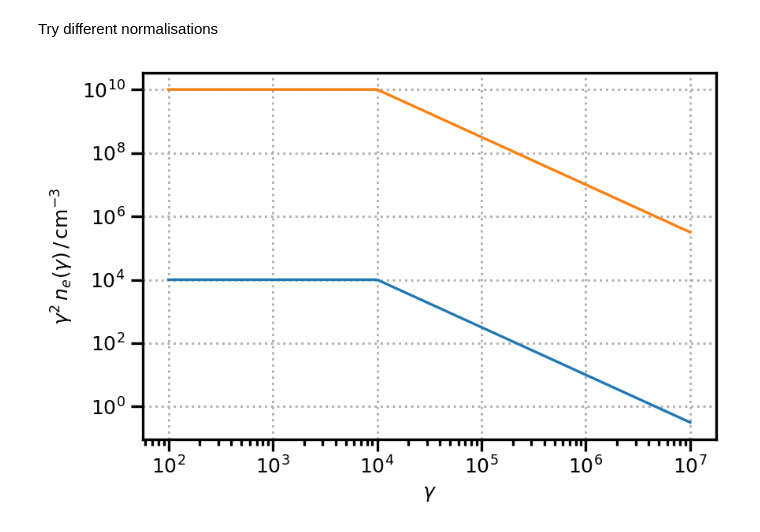
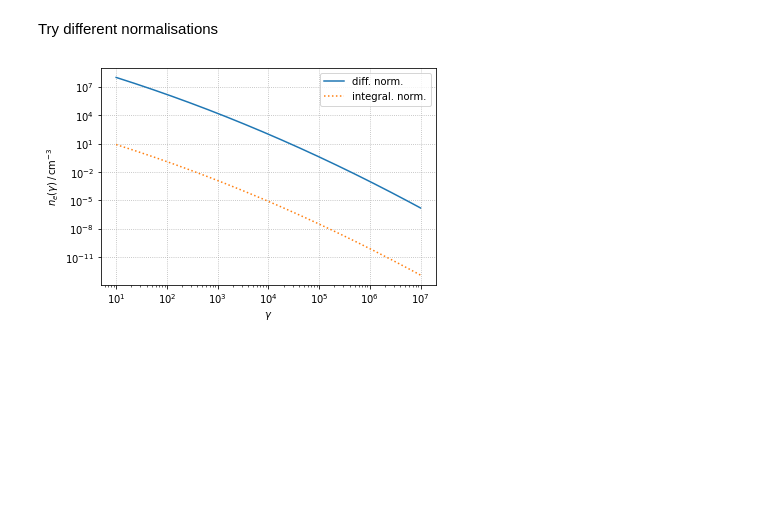
Before and after one commit to cosimoNigro/agnpy-kashmir-VHE-workshop, a Jupyter notebook: 0_emission_region.ipynb, the cells around one changed output. Cells and saved outputs as stored; diff of their text form; code cells hidden in the pictures; blank space fills up the shorter version.

```diff
--- a/0_emission_region.ipynb
+++ b/0_emission_region.ipynb
@@ -73,20 +74,40 @@ Try different normalisations
 spectrum_norm = 1e2 * u.Unit("cm-3")
 
 spectrum_pars = {
-    "p1": 2.0,
-    "p2": 3.5,
-    "gamma_b": 1e4,
-    "gamma_min": 1e2,
+    "p": 2.3,
+    "q": 0.1,
+    "gamma_0": 1e4,
+    "gamma_min": 10,
     "gamma_max": 1e7,
 }
 
-spectrum_dict = {"type": "BrokenPowerLaw", "parameters": spectrum_pars}
+spectrum_dict = {"type": "LogParabola", "parameters": spectrum_pars}
 # %%
-blob_norm_diff = Blob(R_b, z, delta_D, Gamma, B, spectrum_norm, spectrum_dict, spectrum_norm_type="integral")
-blob_norm_int = Blob(R_b, z, delta_D, Gamma, B, spectrum_norm, spectrum_dict, spectrum_norm_type="differential")
+blob_norm_diff = Blob(
+    R_b,
+    z,
+    delta_D,
+    Gamma,
+    B,
+    spectrum_norm,
+    spectrum_dict,
+    spectrum_norm_type="differential"
+)
+blob_norm_int = Blob(
+    R_b,
+    z,
+    delta_D,
+    Gamma,
+    B,
+    spectrum_norm,
+    spectrum_dict,
+    spectrum_norm_type="integral"
+)
-# %%
-blob_norm_diff.plot_n_e(gamma_power=2)
-blob_norm_int.plot_n_e(gamma_power=2)
-plt.show()
-# %% [output]
-[figure, removed]
+# %%
+blob_norm_diff.plot_n_e(label="diff. norm.")
+blob_norm_int.plot_n_e(label="integral. norm.", ls=":")
+plt.legend()
+plt.grid(ls=":")
+plt.show()
+# %% [output]
+[figure, added]
```
Also changed, not shown: parts of 4 cells of this notebook.
